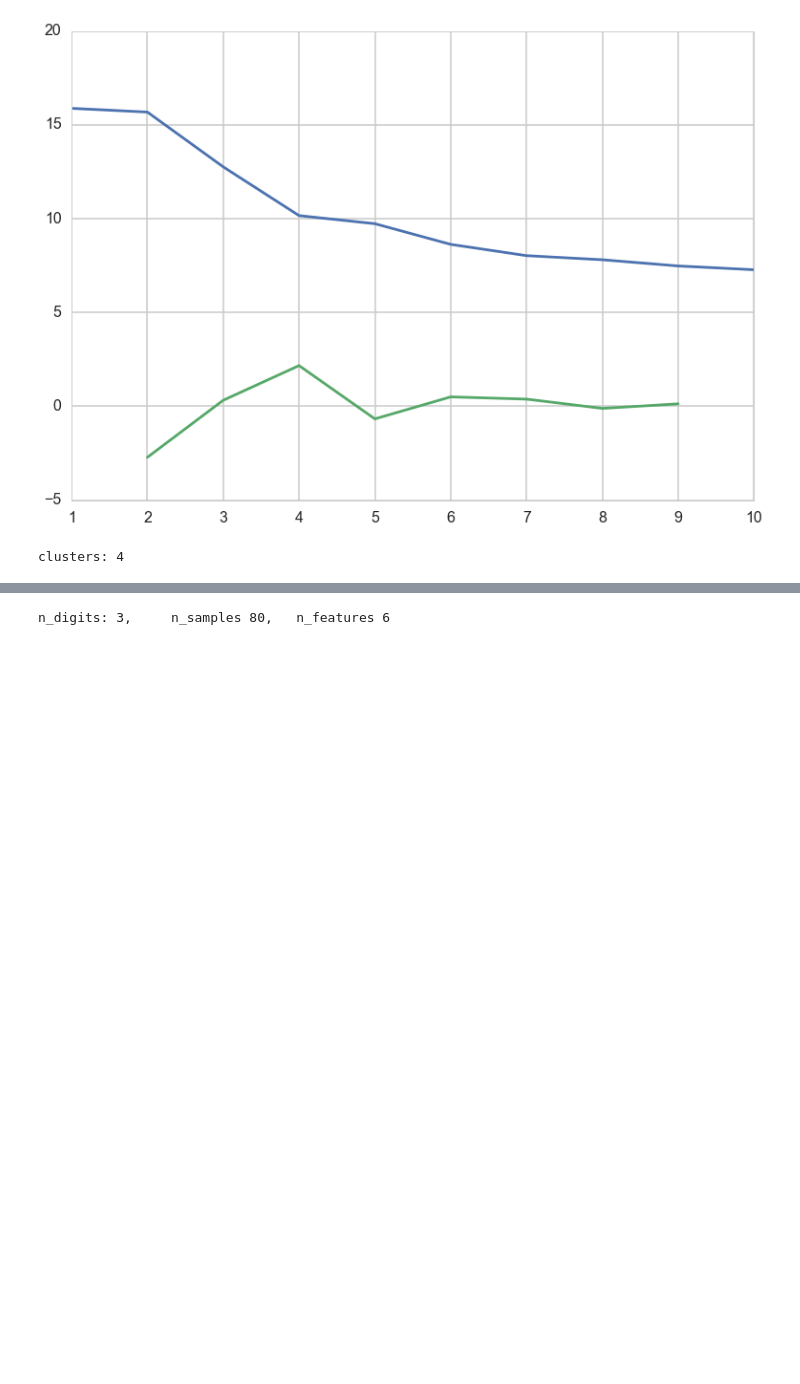
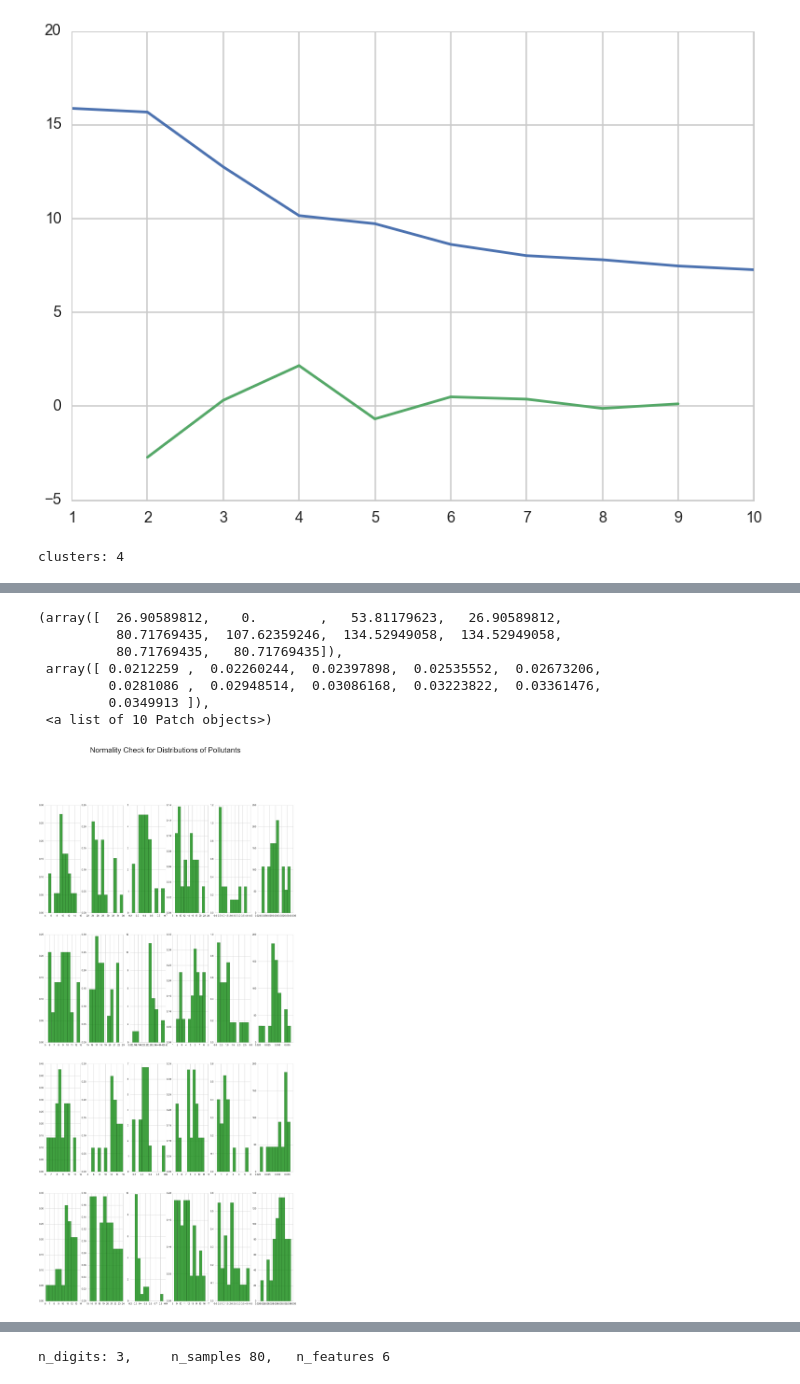
Before and after one commit to mchaffin17/AirPollutionFinalProject, a Jupyter notebook: UnsupervisedAnalysis.ipynb, the cells around one changed output, grey strips where cells are left out. Saved outputs shown, nothing was run; the diff lists cells and outputs as text; code cells hidden in the pictures; blank space fills up the shorter version.

```diff
--- a/UnsupervisedAnalysis.ipynb
+++ b/UnsupervisedAnalysis.ipynb
@@ -102,0 +459,62 @@ clusters: 4
+# %%
+#Check histogram for each pollutant for normality
+fig = plt.figure(figsize=(30,60))
+fig.suptitle("Normality Check for Distributions of Pollutants", fontsize=50,verticalalignment='bottom')
+ax=plt.subplot(4, 6, 1)
+ax.hist(dfClusters[dfClusters['Cluster']==0]['PM25_FRMFEM'].values, 10, normed=1, facecolor='green', alpha=0.75)
+ax=plt.subplot(4, 6, 2)
+ax.hist(dfClusters[dfClusters['Cluster']==0]['PM10'].values, 10, normed=1, facecolor='green', alpha=0.75)
+ax=plt.subplot(4, 6, 3)
+ax.hist(dfClusters[dfClusters['Cluster']==0]['CO'].values, 10, normed=1, facecolor='green', alpha=0.75)
+ax=plt.subplot(4, 6, 4)
+ax.hist(dfClusters[dfClusters['Cluster']==0]['NO2'].values, 10, normed=1, facecolor='green', alpha=0.75)
+ax=plt.subplot(4, 6, 5)
+ax.hist(dfClusters[dfClusters['Cluster']==0]['SO2'].values, 10, normed=1, facecolor='green', alpha=0.75)
+ax=plt.subplot(4, 6, 6)
+ax.hist(dfClusters[dfClusters['Cluster']==0]['OZONE'].values, 10, normed=1, facecolor='green', alpha=0.75)
+ax=plt.subplot(4, 6, 7)
+ax.hist(dfClusters[dfClusters['Cluster']==1]['PM25_FRMFEM'].values, 10,normed=1, facecolor='green', alpha=0.75)
+plt.subplot(4, 6, 8)
+plt.hist(dfClusters[dfClusters['Cluster']==1]['PM10'].values, 10, normed=1, facecolor='green', alpha=0.75)
+plt.subplot(4, 6, 9)
+plt.hist(dfClusters[dfClusters['Cluster']==1]['CO'].values, 10, normed=1, facecolor='green', alpha=0.75)
+plt.subplot(4, 6, 10)
+plt.hist(dfClusters[dfClusters['Cluster']==1]['NO2'].values, 10, normed=1, facecolor='green', alpha=0.75)
+plt.subplot(4, 6, 11)
+plt.hist(dfClusters[dfClusters['Cluster']==1]['SO2'].values, 10, normed=1, facecolor='green', alpha=0.75)
+plt.subplot(4, 6, 12)
+plt.hist(dfClusters[dfClusters['Cluster']==1]['OZONE'].values, 10, normed=1, facecolor='green', alpha=0.75)
+plt.subplot(4, 6, 13)
+plt.hist(dfClusters[dfClusters['Cluster']==2]['PM25_FRMFEM'].values, 10,normed=1, facecolor='green', alpha=0.75)
+plt.subplot(4, 6, 14)
+plt.hist(dfClusters[dfClusters['Cluster']==2]['PM10'].values, 10, normed=1, facecolor='green', alpha=0.75)
+plt.subplot(4, 6, 15)
+plt.hist(dfClusters[dfClusters['Cluster']==2]['CO'].values, 10, normed=1, facecolor='green', alpha=0.75)
+plt.subplot(4, 6, 16)
+plt.hist(dfClusters[dfClusters['Cluster']==2]['NO2'].values, 10, normed=1, facecolor='green', alpha=0.75)
+plt.subplot(4, 6, 17)
+plt.hist(dfClusters[dfClusters['Cluster']==2]['SO2'].values, 10, normed=1, facecolor='green', alpha=0.75)
+plt.subplot(4, 6, 18)
+plt.hist(dfClusters[dfClusters['Cluster']==2]['OZONE'].values, 10, normed=1, facecolor='green', alpha=0.75)
+plt.subplot(4, 6, 19)
+plt.hist(dfClusters[dfClusters['Cluster']==3]['PM25_FRMFEM'].values, 10,normed=1, facecolor='green', alpha=0.75)
+plt.subplot(4, 6, 20)
+plt.hist(dfClusters[dfClusters['Cluster']==3]['PM10'].values, 10, normed=1, facecolor='green', alpha=0.75)
+plt.subplot(4, 6, 21)
+plt.hist(dfClusters[dfClusters['Cluster']==3]['CO'].values, 10, normed=1, facecolor='green', alpha=0.75)
+plt.subplot(4, 6, 22)
+plt.hist(dfClusters[dfClusters['Cluster']==3]['NO2'].values, 10, normed=1, facecolor='green', alpha=0.75)
+plt.subplot(4, 6, 23)
+plt.hist(dfClusters[dfClusters['Cluster']==3]['SO2'].values, 10, normed=1, facecolor='green', alpha=0.75)
+plt.subplot(4, 6, 24)
+plt.hist(dfClusters[dfClusters['Cluster']==3]['OZONE'].values, 10, normed=1, facecolor='green', alpha=0.75)
+#plt.tight_layout()
+# %% [output]
+(array([  26.90589812,    0.        ,   53.81179623,   26.90589812,
+          80.71769435,  107.62359246,  134.52949058,  134.52949058,
+          80.71769435,   80.71769435]),
+ array([ 0.0212259 ,  0.02260244,  0.02397898,  0.02535552,  0.02673206,
+         0.0281086 ,  0.02948514,  0.03086168,  0.03223822,  0.03361476,
+         0.0349913 ]),
+ <a list of 10 Patch objects>)
+[figure, added]
```
Also changed, not shown: parts of 53 cells of this notebook, 1 other file.
